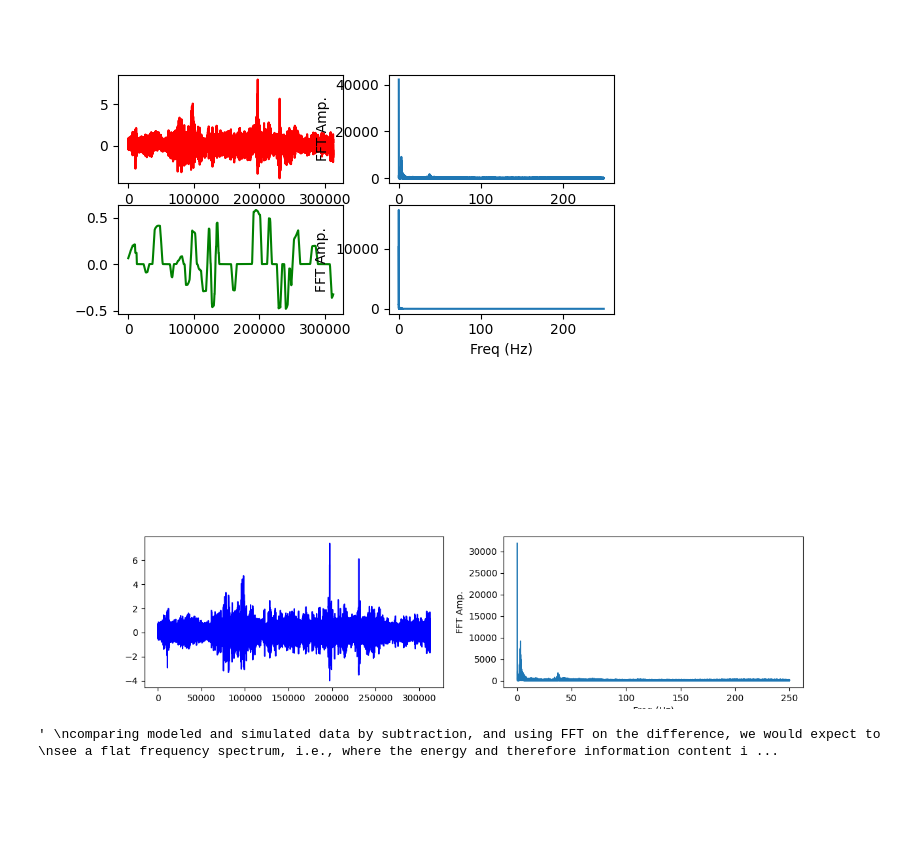
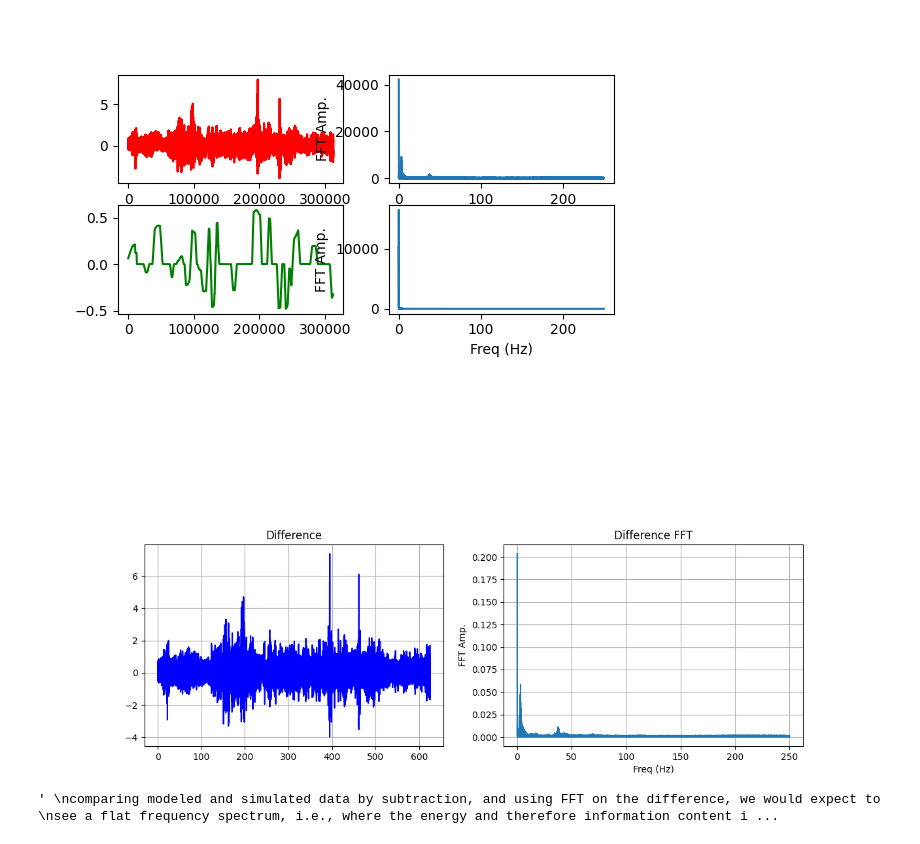
Before and after one commit to larsRikard/Machine-learning-and-sensor-technology, a Jupyter notebook: Assignment 1/Railroad predictive maintenance.ipynb, the cells around one changed output. Drawn from its saved outputs; the diff is of its cells as text; code cells hidden in the pictures; blank space fills up the shorter version.

```diff
--- a/Assignment 1/Railroad predictive maintenance.ipynb
+++ b/Assignment 1/Railroad predictive maintenance.ipynb
@@ -37,0 +34,12 @@ print(sum)
+# %%
+sample_rate = 500
+dt = 1/sample_rate
+sample_amount = len(a_meas)
+time_array = np.arange(0, sample_amount/sample_rate,dt)
+print(time_array[0])
+print(time_array[-1])
+
+sum = 0;
+for i in range(len(a_meas)):
+    sum += a_meas[i]*dt
+print(sum)
@@ -142,21 +169,26 @@ plt.show()
 [figure]
 # %%
 plt.close('all')
-plt.figure(figsize = (13, 3))
-#difference
-plt.subplot(1,2,1)
-plt.plot(a_sim_minus_meas, 'b')
+plt.figure(figsize = (13, 4))
+# difference
+plt.subplot(1, 2, 1)
+plt.plot(time_array, a_sim_minus_meas, 'b', label='simulated-measured')
+plt.title('Difference')
+plt.grid()
 
-plt.subplot(1,2,2)
-plt.plot(fourier_frequency[:len(fourier_transform_sim_minus_meas)//2+1], np.abs(fourier_transform_sim_minus_meas[:len(fourier_transform_sim_minus_meas)//2+1]))
+plt.subplot(1, 2, 2)
+plt.plot(fourier_frequency[:len(fourier_transform_sim_minus_meas)//2+1],
+         2.0/sample_amount*np.abs(fourier_transform_sim_minus_meas[:len(fourier_transform_sim_minus_meas)//2+1]))
 plt.xlabel('Freq (Hz)')
 plt.ylabel('FFT Amp.')
+plt.title('Difference FFT')
+plt.grid()
 plt.show()
 
 """
 comparing modeled and simulated data by subtraction, and using FFT on the difference, we would expect to
 see a flat frequency spectrum, i.e., where the energy and therefore information content is
 evenly distributed across the frequencies.  """
 # %% [output]
-[figure, old version]
+[figure, new version]
 ' \ncomparing modeled and simulated data by subtraction, and using FFT on the difference, we would expect to \nsee a flat frequency spectrum, i.e., where the energy and therefore information content i ...
```
Also changed, not shown: parts of 4 cells of this notebook, 25 other files.
